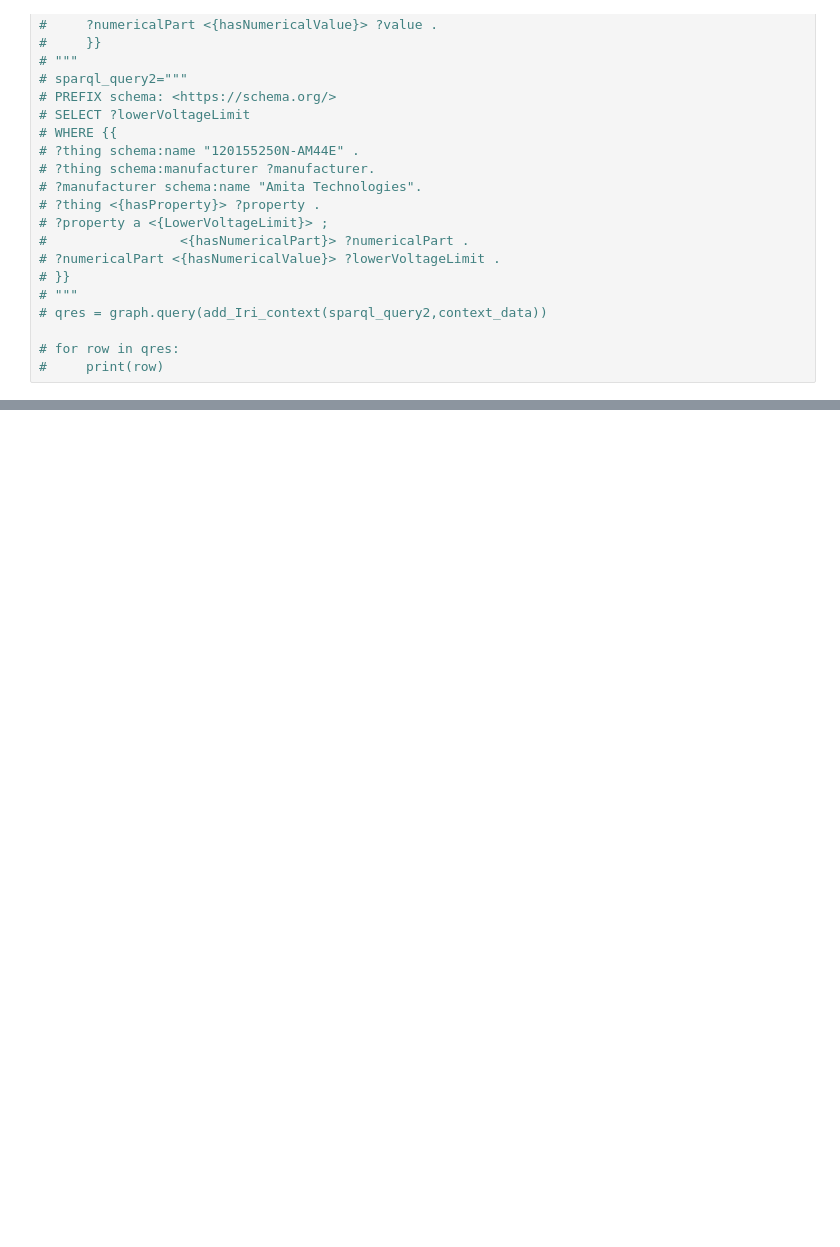
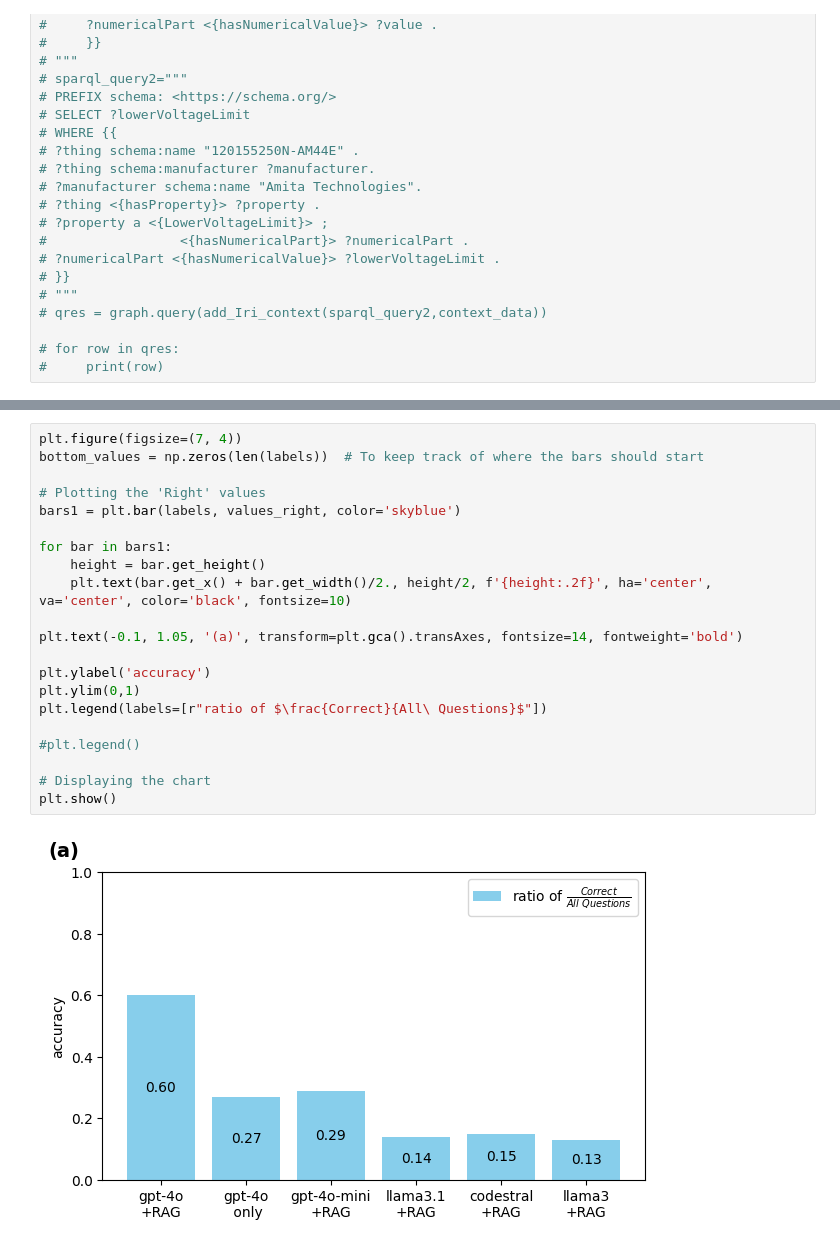
Before and after one commit to phdechent/CellInfoRepository, a Jupyter notebook: GraphRAG.ipynb, the cells around one changed output, grey strips where cells are left out. Saved outputs shown, nothing was run; the diff lists cells and outputs as text; blank space fills up the shorter version.

```diff
--- a/GraphRAG.ipynb
+++ b/GraphRAG.ipynb
@@ -465,0 +617,23 @@ WHERE {{
+# %%
+plt.figure(figsize=(7, 4))
+bottom_values = np.zeros(len(labels))  # To keep track of where the bars should start
+
+# Plotting the 'Right' values
+bars1 = plt.bar(labels, values_right, color='skyblue')
+
+for bar in bars1:
+    height = bar.get_height()
+    plt.text(bar.get_x() + bar.get_width()/2., height/2, f'{height:.2f}', ha='center', va='center', color='black', fontsize=10)
+
+plt.text(-0.1, 1.05, '(a)', transform=plt.gca().transAxes, fontsize=14, fontweight='bold')
+
+plt.ylabel('accuracy')
+plt.ylim(0,1)
+plt.legend(labels=[r"ratio of $\frac{Correct}{All\ Questions}$"])
+
+#plt.legend()
+
+# Displaying the chart
+plt.show()
+# %% [output]
+[figure, added]
```
Also changed, not shown: parts of 15 cells of this notebook, 1 other file.
